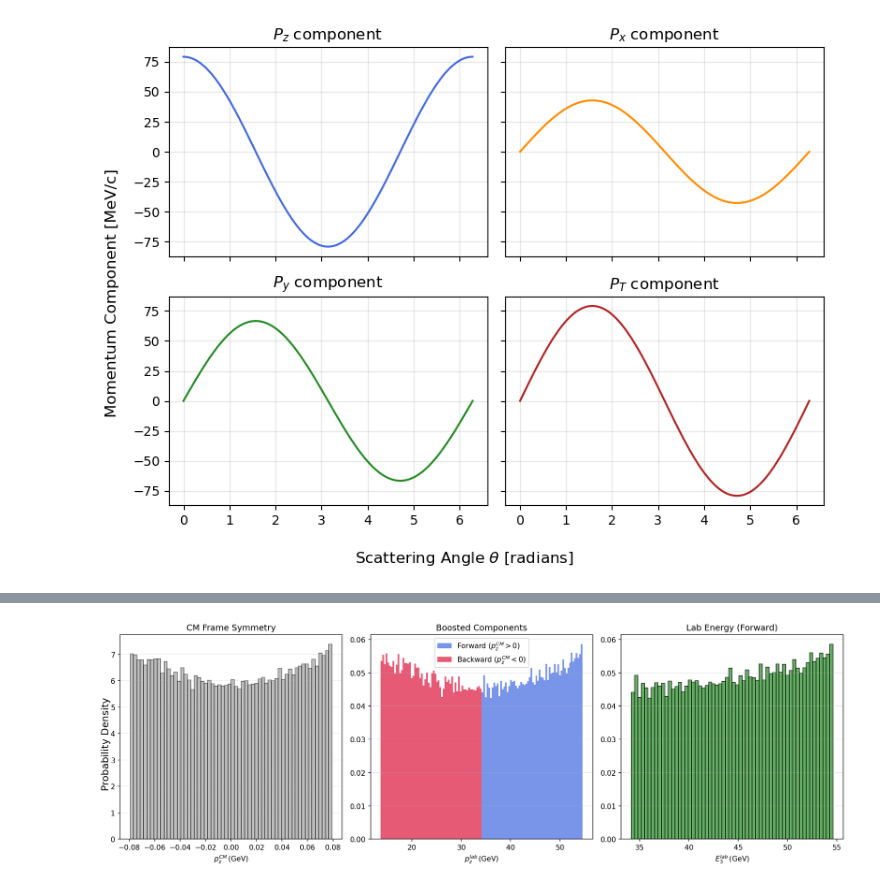
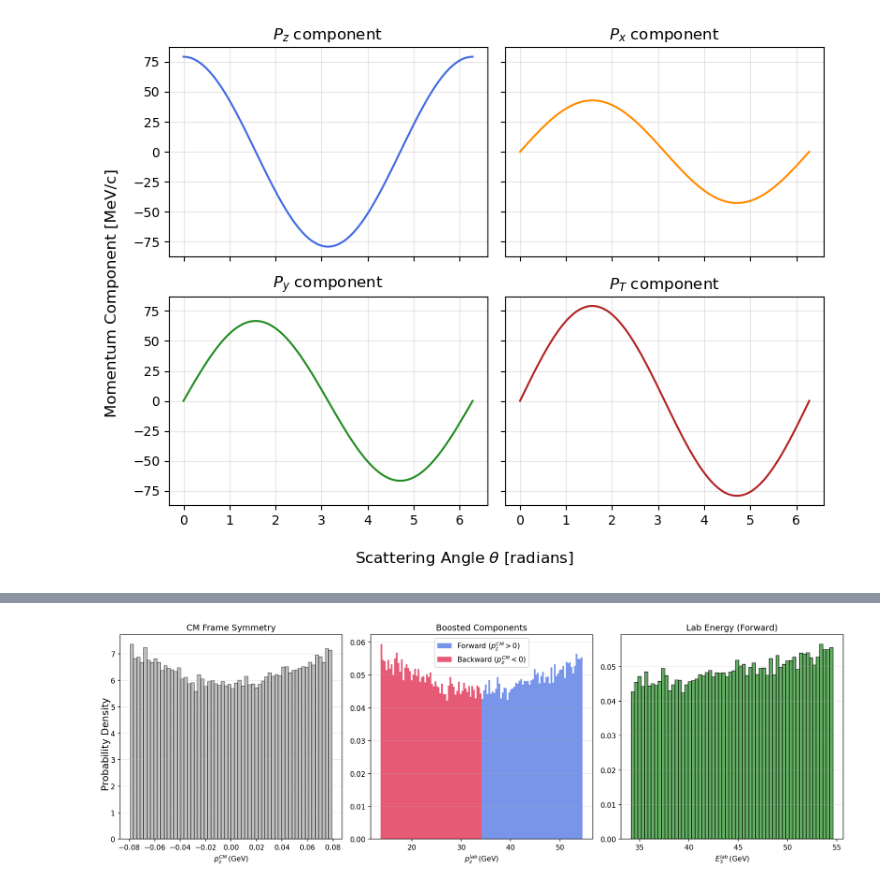
Before and after one commit to EstebanCardenas2001/Simulation-of-a-positron-induced-Muon-Source, a Jupyter notebook: PART1-2.ipynb, the cells around one changed output, grey strips where cells are left out. Saved outputs shown, nothing was run; the diff lists cells and outputs as text; code cells hidden in the pictures.

```diff
--- a/PART1-2.ipynb
+++ b/PART1-2.ipynb
@@ -213,37 +213,35 @@ plt.show()
 # %%
-thetas, phis = run_monte_carlo(num_events, s1, m)
-
 pz_cm = pz_component(s1, m, thetas)
 E_cm = np.full_like(thetas, np.sqrt(s1)/2)
 
 mask3 = pz_cm > 0
 mask4 = pz_cm < 0
 
 E_3, pz3 = boost_cm_to_lab(s1, m, m_e, E_cm[mask3], pz_cm[mask3])
 E_4, pz4 = boost_cm_to_lab(s1, m, m_e, E_cm[mask4], pz_cm[mask4])
 
 fig, ax = plt.subplots(1, 3, figsize=(15, 5), dpi=150)
 
 ax[0].hist(pz_cm / 1e3, bins=60, color='gray', alpha=0.5, density=True, edgecolor='black')
 ax[0].set_xlabel(r'$p_z^{CM} \, (\text{GeV})$')
 ax[0].set_title('CM Frame Symmetry')
 ax[0].grid(axis='y', alpha=0.3)
 
 ax[1].hist(pz3 / 1e3, bins=60, color='royalblue', alpha=0.7, label='Forward ($p_z^{CM}>0$)', density=True)
 ax[1].hist(pz4 / 1e3, bins=60, color='crimson', alpha=0.7, label='Backward ($p_z^{CM}<0$)', density=True)
 ax[1].set_xlabel(r'$p_z^{lab} \, (\text{GeV})$')
 ax[1].set_title('Boosted Components')
 ax[1].legend()
 ax[1].grid(axis='y', alpha=0.3)
 
 ax[2].hist(E_3 / 1e3, bins=60, color='forestgreen', alpha=0.7, density=True, edgecolor='black')
 ax[2].set_xlabel(r'$E_3^{lab} \, (\text{GeV})$')
 ax[2].set_title('Lab Energy (Forward)')
 ax[2].grid(axis='y', alpha=0.3)
 
 fig.supylabel('Probability Density', fontsize=14)
 
 plt.tight_layout()
 plt.show()
 # %% [output]
-[figure, old version]
+[figure, new version]
```
Also changed, not shown: parts of 2 cells of this notebook.
